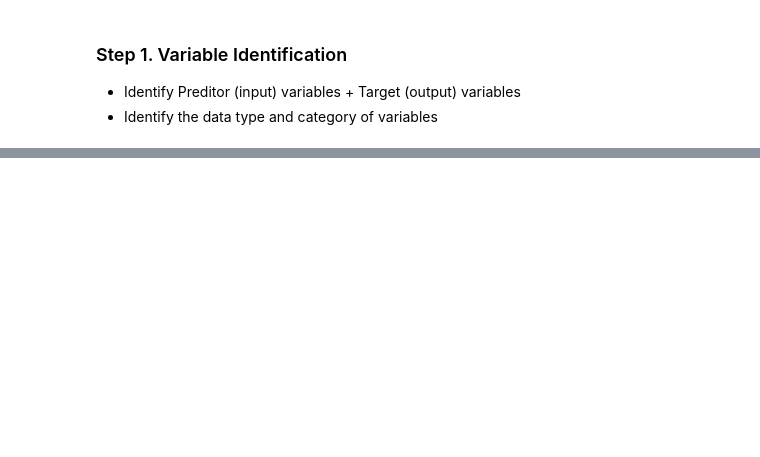
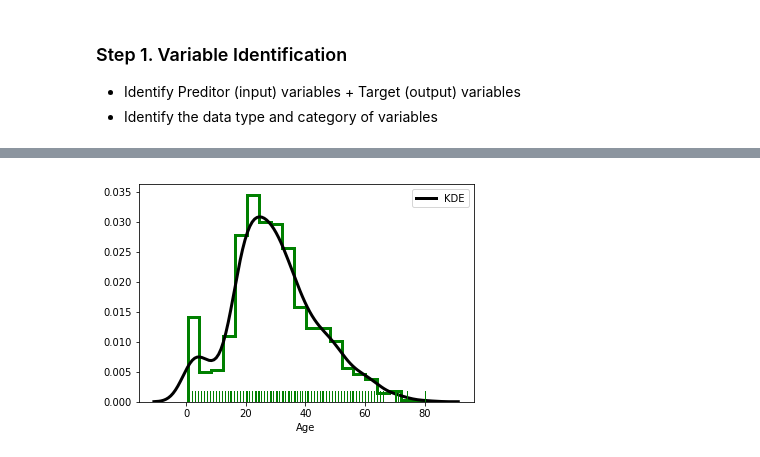
Before and after one commit to tien-le-grenoble/kaggle-titanic-original, a Jupyter notebook: Titanic - Machine Learning from Disaster.ipynb, the cells around one changed output, grey strips where cells are left out. Drawn from its saved outputs; the diff is of its cells as text; code cells hidden in the pictures; blank space fills up the shorter version.

Commit message:
Step 2 - Uni-variate Analysis - Continuous Variables - v1

```diff
--- a/Titanic - Machine Learning from Disaster.ipynb
+++ b/Titanic - Machine Learning from Disaster.ipynb
@@ -181,0 +387,7 @@ sns.pairplot(tst_corpus.dropna())
+# %%
+ax = sns.distplot(trn_corpus_Age_dropna, rug=True, rug_kws={"color": "g"},
+                  kde_kws={"color": "k", "lw": 3, "label": "KDE"},
+                  hist_kws={"histtype": "step", "linewidth": 3,
+                  "alpha": 1, "color": "g"})
+# %% [output]
+[figure, added]
```
Also changed, not shown: parts of 45 cells of this notebook, 1 other file.
